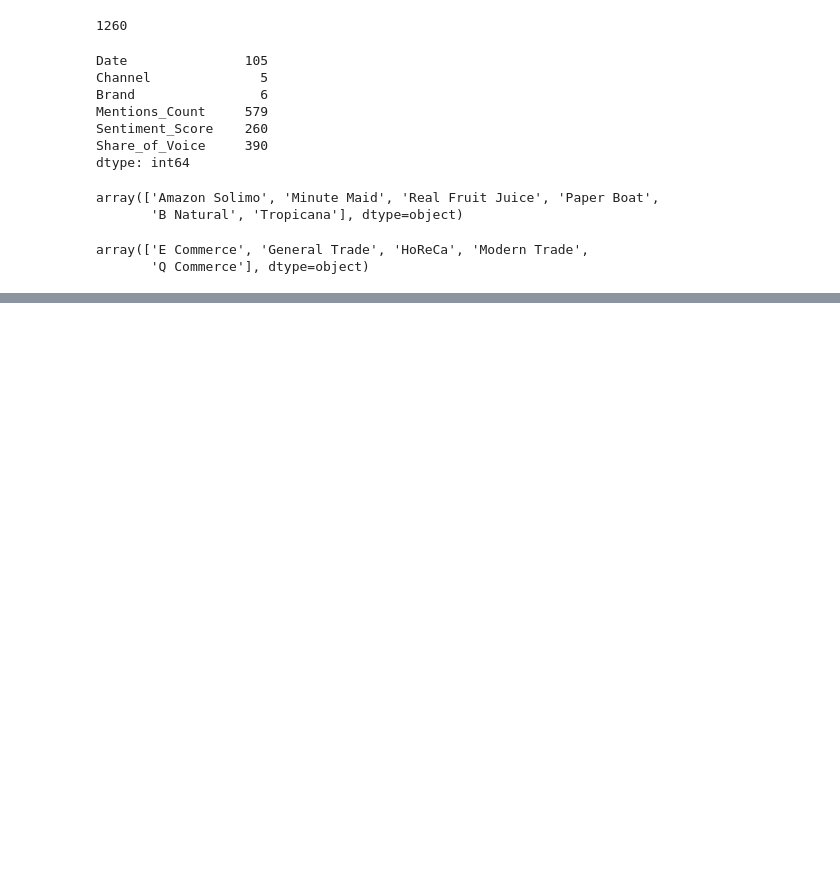
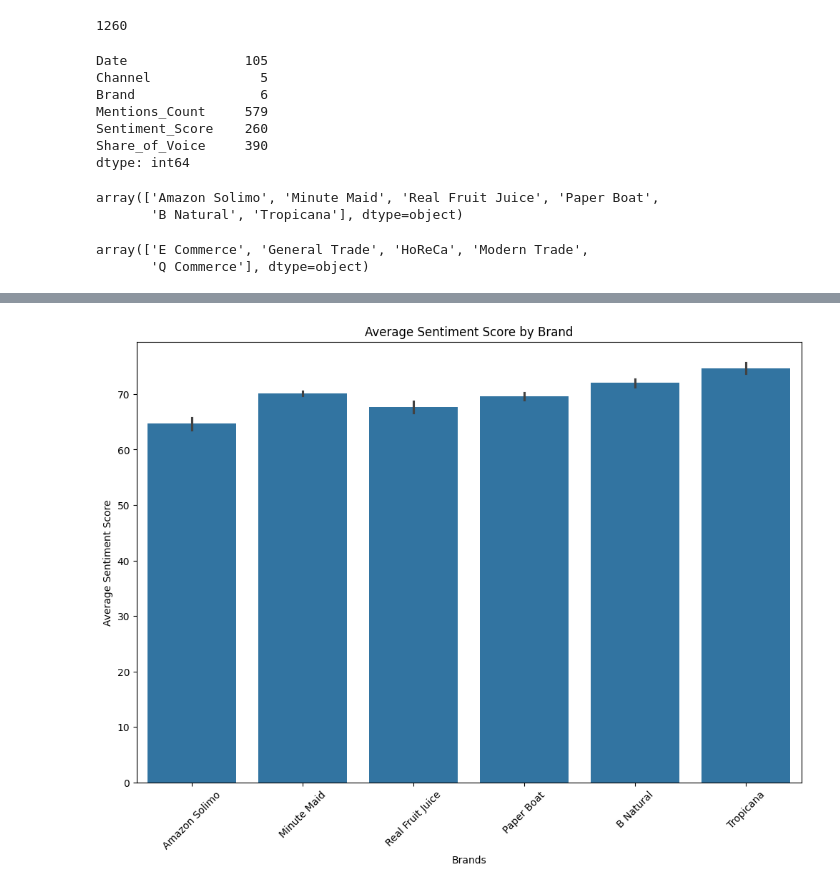
Before and after one commit to omkar-dalvi/datascience-rtm-hackathon, a Jupyter notebook: src/01 eda/competitor.ipynb, the cells around one changed output, grey strips where cells are left out. Saved outputs shown, nothing was run; the diff lists cells and outputs as text; code cells hidden in the pictures; blank space fills up the shorter version.

```diff
--- a/src/01 eda/competitor.ipynb
+++ b/src/01 eda/competitor.ipynb
@@ -93,0 +121,11 @@ plt.savefig('competitor_eda.png')
+# %%
+# Plot the average Sentiment Score by Brand
+plt.figure(figsize=(12, 8))
+sns.barplot(data=competitor_df, x='Brand', y='Sentiment_Score', estimator=np.mean)
+plt.title('Average Sentiment Score by Brand')
+plt.xlabel('Brands')
+plt.ylabel('Average Sentiment Score')
+plt.xticks(rotation=45)
+plt.show()
+# %% [output]
+[figure, added]
```
Also changed, not shown: parts of 17 cells of this notebook.
